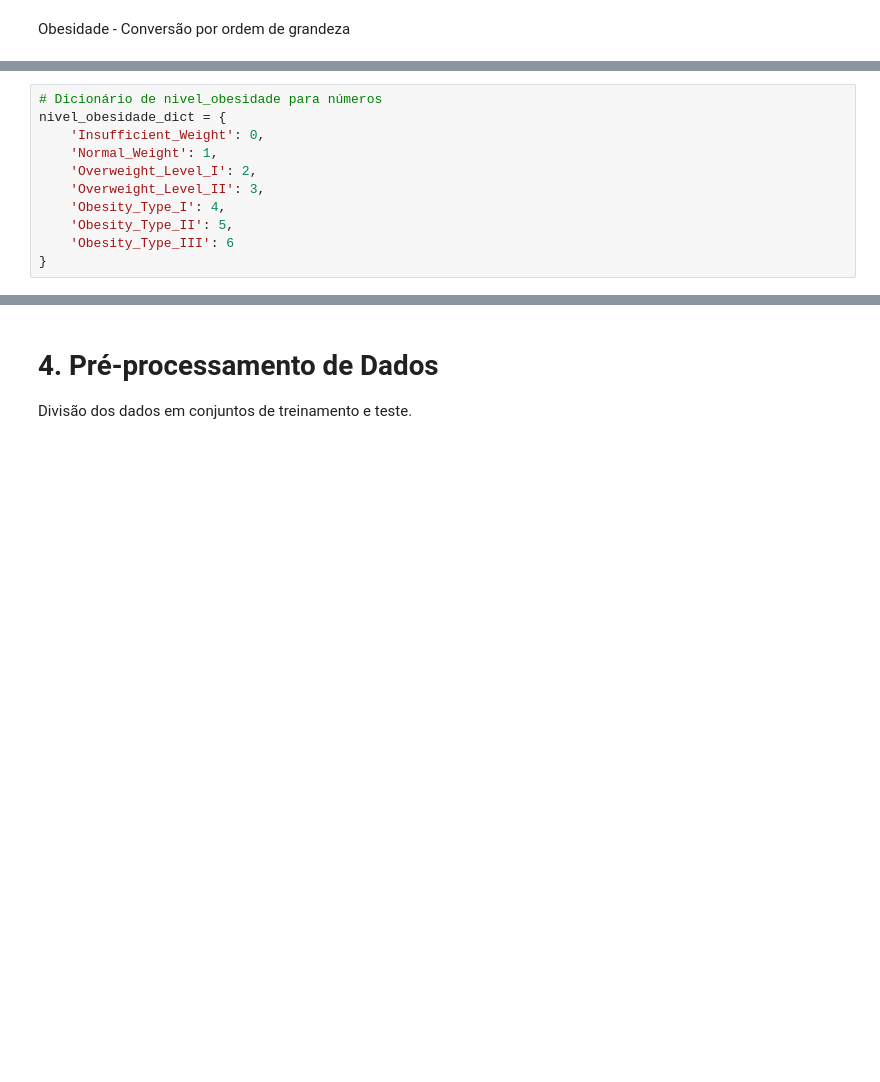
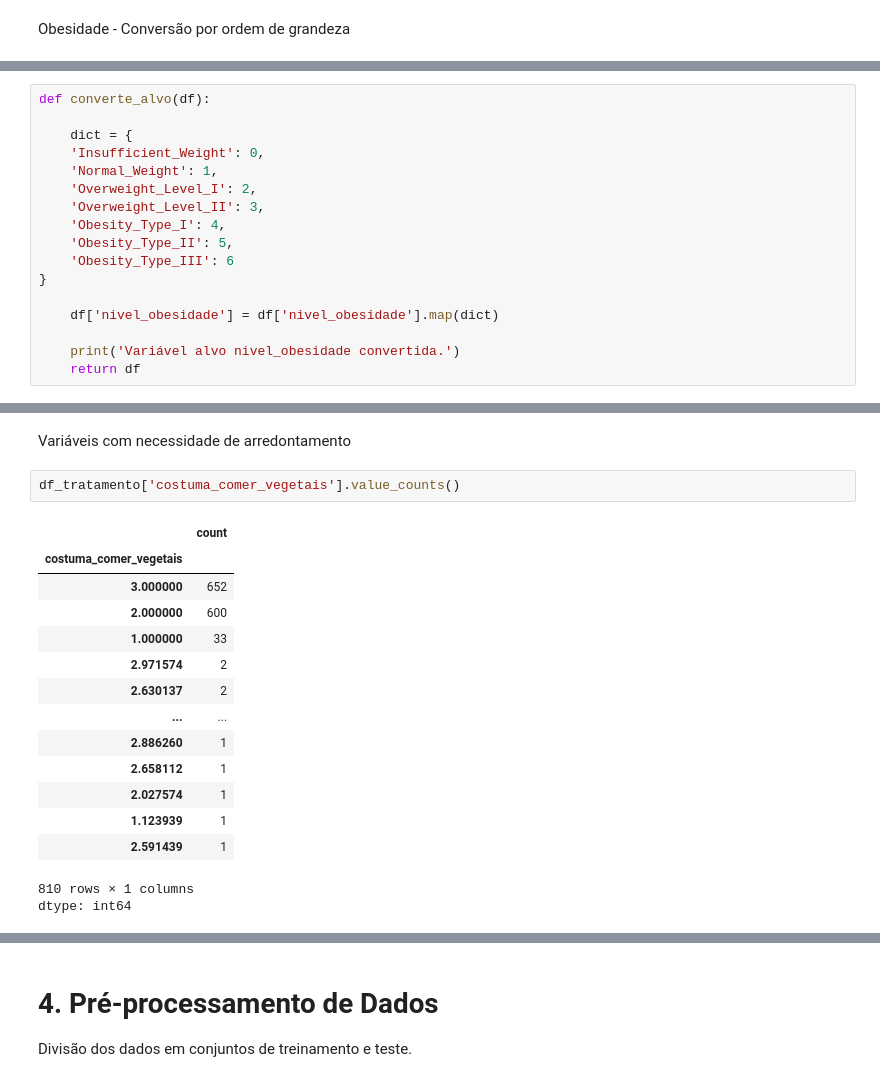
Before and after one commit to eltonnillo/FIAP_TC4, a Jupyter notebook: TC4_v1.ipynb, the cells around one changed output, grey strips where cells are left out. Saved outputs shown, nothing was run; the diff lists cells and outputs as text; blank space fills up the shorter version.

```diff
--- a/TC4_v1.ipynb
+++ b/TC4_v1.ipynb
@@ -323,8 +321,9 @@ df_tratado['nivel_obesidade'].value_counts()
 | Insufficient_Weight | 272 |
 dtype: int64
 # %%
-# Dicionário de nivel_obesidade para números
-nivel_obesidade_dict = {
+def converte_alvo(df):
+
+    dict = {
     'Insufficient_Weight': 0,
     'Normal_Weight': 1,
     'Overweight_Level_I': 2,
@@ -333,3 +332,8 @@ nivel_obesidade_dict = {
     'Obesity_Type_II': 5,
     'Obesity_Type_III': 6
 }
+
+    df['nivel_obesidade'] = df['nivel_obesidade'].map(dict)
+
+    print('Variável alvo nivel_obesidade convertida.')
+    return df
@@ -405,0 +387,20 @@ df_tratado.head()
+# %% [markdown]
+Variáveis com necessidade de arredontamento
+# %%
+df_tratamento['costuma_comer_vegetais'].value_counts()
+# %% [output]
+|  | count |
+| costuma_comer_vegetais |  |
+| 3.000000 | 652 |
+| 2.000000 | 600 |
+| 1.000000 | 33 |
+| 2.971574 | 2 |
+| 2.630137 | 2 |
+| ... | ... |
+| 2.886260 | 1 |
+| 2.658112 | 1 |
+| 2.027574 | 1 |
+| 1.123939 | 1 |
+| 2.591439 | 1 |
+810 rows × 1 columns
+dtype: int64
```
Also changed, not shown: parts of 79 cells of this notebook.
